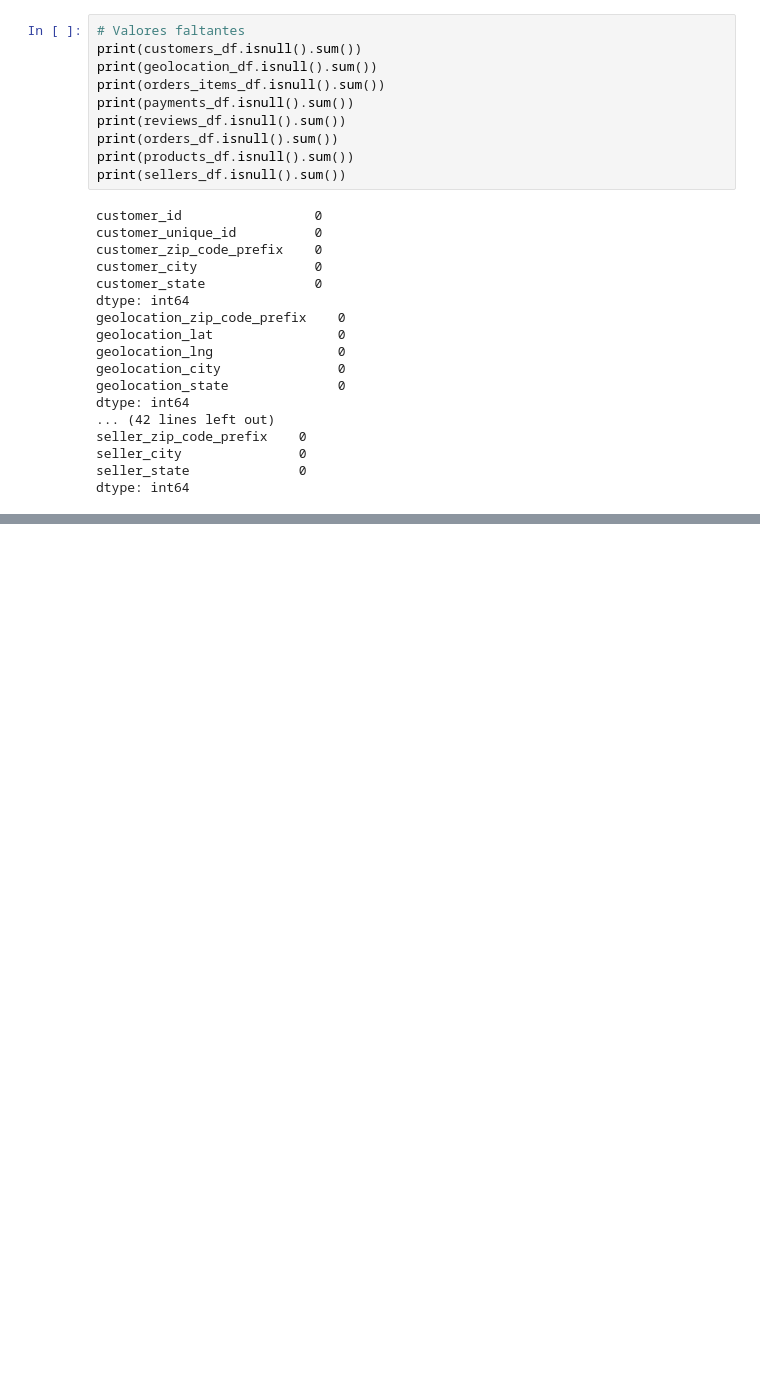
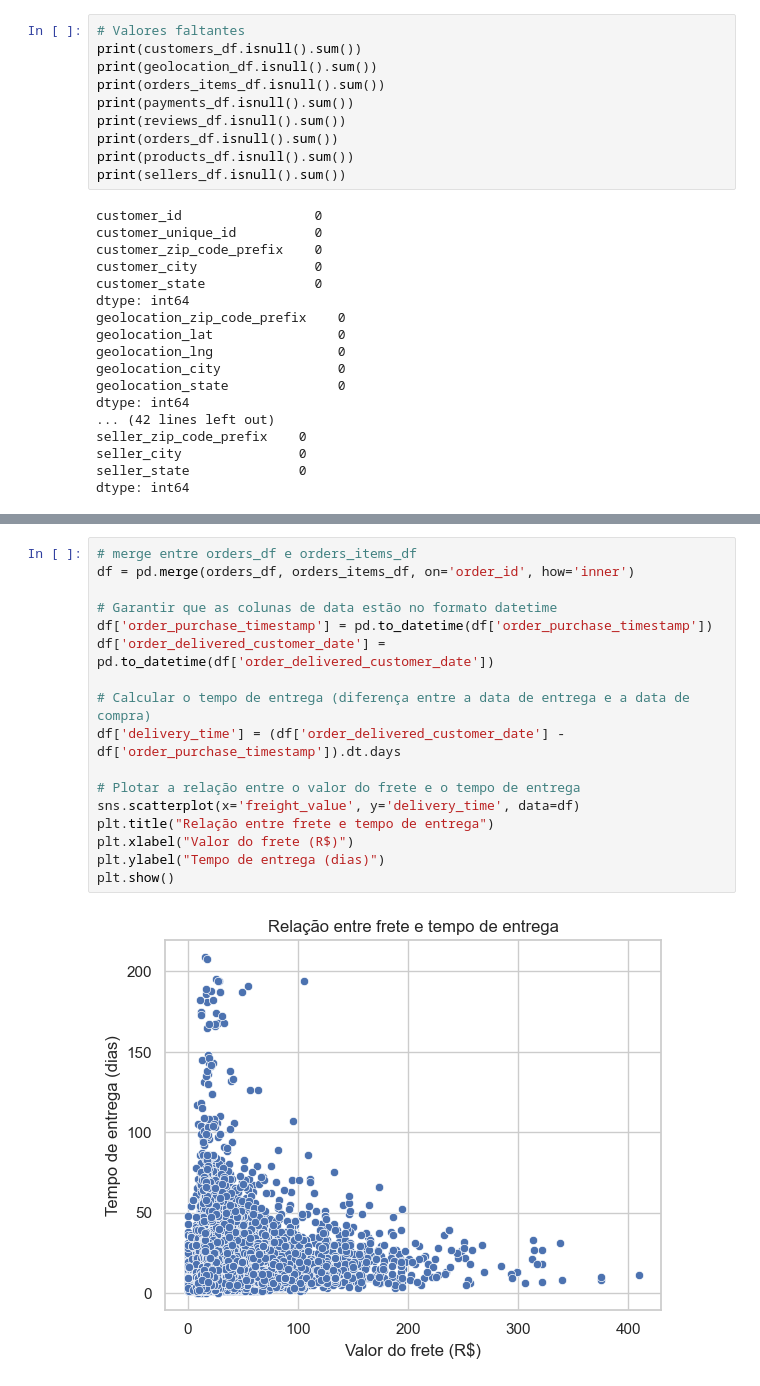
Before and after one commit to edilton-bs/projeto-analisepreditivavendas, a Jupyter notebook: notebooks/01_data_preprocessing_eda.ipynb.ipynb, the cells around one changed output, grey strips where cells are left out. Cells and saved outputs as stored; diff of their text form; blank space fills up the shorter version.

```diff
--- a/notebooks/01_data_preprocessing_eda.ipynb.ipynb
+++ b/notebooks/01_data_preprocessing_eda.ipynb.ipynb
@@ -202,0 +218,19 @@ Vendas Totais em Novembro: R$ 1010271.37
+# %%
+# merge entre orders_df e orders_items_df
+df = pd.merge(orders_df, orders_items_df, on='order_id', how='inner')
+
+# Garantir que as colunas de data estão no formato datetime
+df['order_purchase_timestamp'] = pd.to_datetime(df['order_purchase_timestamp'])
+df['order_delivered_customer_date'] = pd.to_datetime(df['order_delivered_customer_date'])
+
+# Calcular o tempo de entrega (diferença entre a data de entrega e a data de compra)
+df['delivery_time'] = (df['order_delivered_customer_date'] - df['order_purchase_timestamp']).dt.days
+
+# Plotar a relação entre o valor do frete e o tempo de entrega
+sns.scatterplot(x='freight_value', y='delivery_time', data=df)
+plt.title("Relação entre frete e tempo de entrega")
+plt.xlabel("Valor do frete (R$)")
+plt.ylabel("Tempo de entrega (dias)")
+plt.show()
+# %% [output]
+[figure, added]
```
Also changed, not shown: parts of 8 cells of this notebook.
